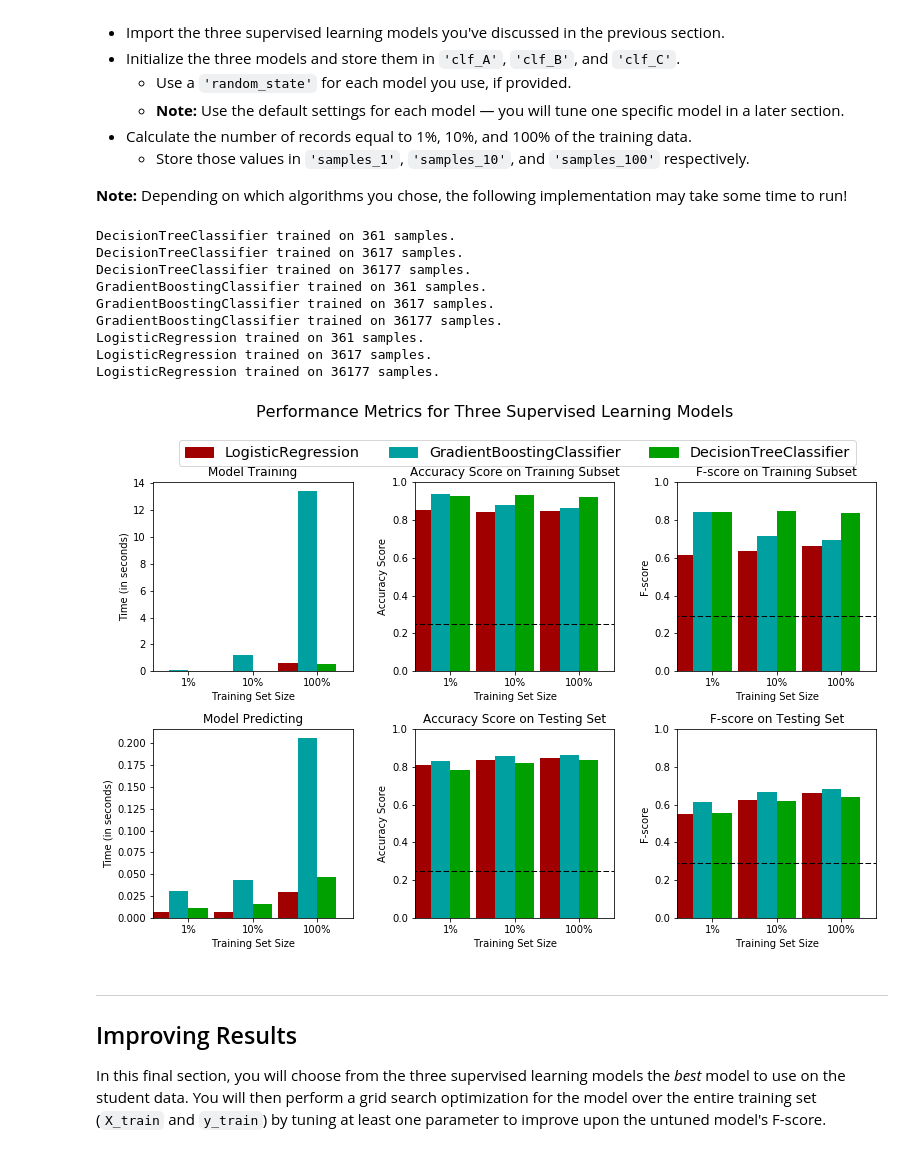
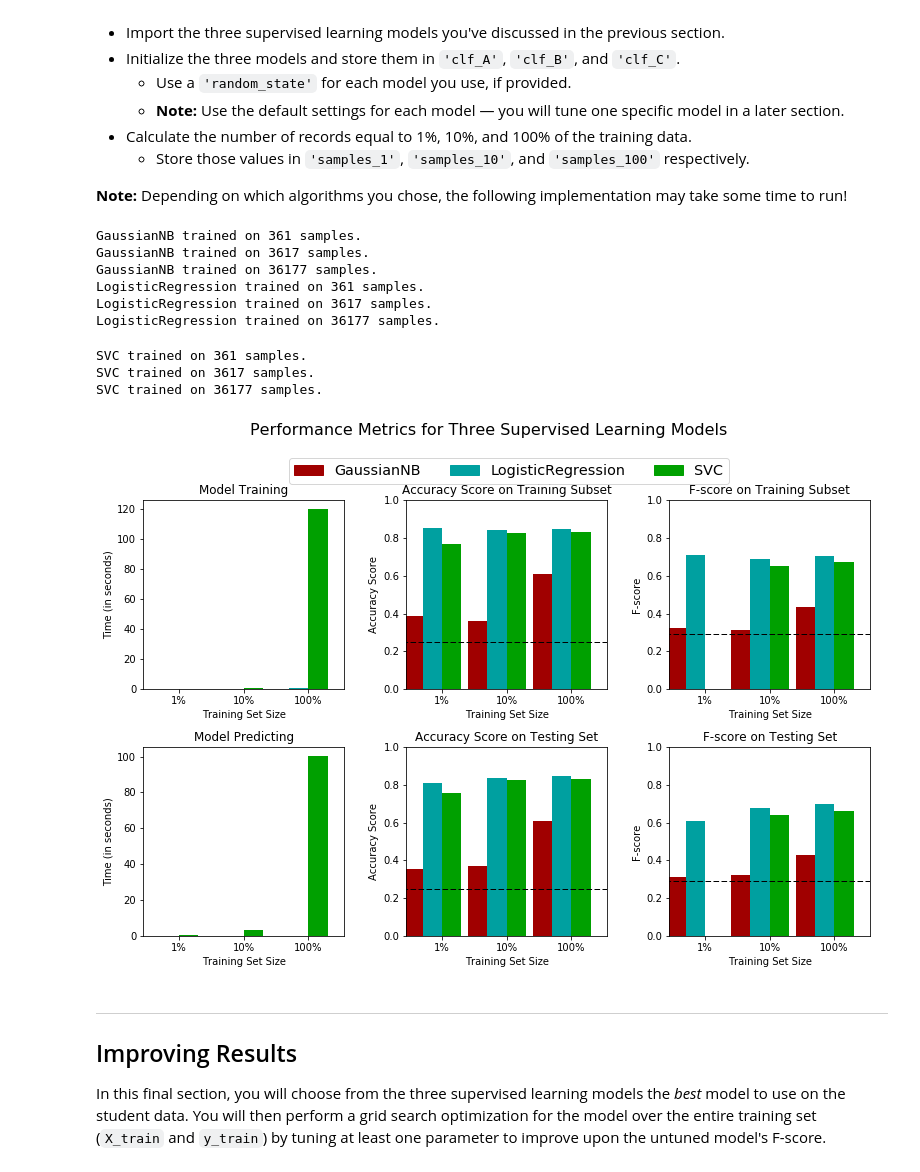
Before and after one commit to NitishPuri/machine-learning, a Jupyter notebook: projects/finding_donors/finding_donors.ipynb, the cells around one changed output. Cells and saved outputs as stored; diff of their text form; code cells hidden in the pictures.

```diff
--- a/projects/finding_donors/finding_donors.ipynb
+++ b/projects/finding_donors/finding_donors.ipynb
@@ -316,9 +316,10 @@ def train_predict(learner, sample_size, X_train, y_train, X_test, y_test):
     results = {}
 
     # TODO: Fit the learner to the training data using slicing with 'sample_size'
+    X_train = X_train[:sample_size]
+    y_train = y_train[:sample_size]
+
     start = time() # Get start time
-    X_train = X_train[1:sample_size]
-    y_train = y_train[1:sample_size]
     learner.fit(X_train, y_train)
     end = time() # Get end time
 
@@ -372,50 +373,43 @@ from sklearn.ensemble import BaggingClassifier
 from sklearn.ensemble import AdaBoostClassifier
 from sklearn.ensemble import RandomForestClassifier
 from sklearn.ensemble import GradientBoostingClassifier
 from sklearn.neighbors import KNeighborsClassifier
 from sklearn.linear_model import SGDClassifier
 from sklearn.linear_model import LogisticRegression
 from sklearn.svm import SVC
 
 # TODO: Initialize the three models
-# clf_C = GaussianNB() #XXX # No parameters
-clf_A = DecisionTreeClassifier(min_samples_split=10) # criterion{'gini','entorpy'}, min_samples_split
-# clf_C = BaggingClassifier()  #
-# clf_A = AdaBoostClassifier() # |||
-# clf_B = RandomForestClassifier() XXX
-clf_B = GradientBoostingClassifier() #
-clf_C = LogisticRegression()
-# clf_C = KNeighborsClassifier()
-# clf_C = SGDClassifier()
-# clf_C = SVC() # , C=1000.0
+clf_A = GaussianNB()
+clf_B = LogisticRegression(random_state=42)
+clf_C = SVC(random_state=42)
 
 # TODO: Calculate the number of samples for 1%, 10%, and 100% of the training data
 samples_1 = len(X_train)/100
 samples_10 = len(X_train)/10
 samples_100 = len(X_train)
 
 # Collect results on the learners
 results = {}
 for clf in [clf_A, clf_B, clf_C]:
     clf_name = clf.__class__.__name__
     results[clf_name] = {}
     for i, samples in enumerate([samples_1, samples_10, samples_100]):
         results[clf_name][i] = \
         train_predict(clf, samples, X_train, y_train, X_test, y_test)
 
 # Run metrics visualization for the three supervised learning models chosen
 vs.evaluate(results, accuracy, fscore)
 # %% [output]
-DecisionTreeClassifier trained on 361 samples.
-DecisionTreeClassifier trained on 3617 samples.
-DecisionTreeClassifier trained on 36177 samples.
-GradientBoostingClassifier trained on 361 samples.
-GradientBoostingClassifier trained on 3617 samples.
-GradientBoostingClassifier trained on 36177 samples.
+GaussianNB trained on 361 samples.
+GaussianNB trained on 3617 samples.
+GaussianNB trained on 36177 samples.
 LogisticRegression trained on 361 samples.
 LogisticRegression trained on 3617 samples.
 LogisticRegression trained on 36177 samples.
+SVC trained on 361 samples.
+SVC trained on 3617 samples.
+SVC trained on 36177 samples.
-[figure, old version]
+[figure, new version]
 # %% [markdown]
 ----
 ## Improving Results
```
Also changed, not shown: parts of 15 cells of this notebook, 4 other files.
